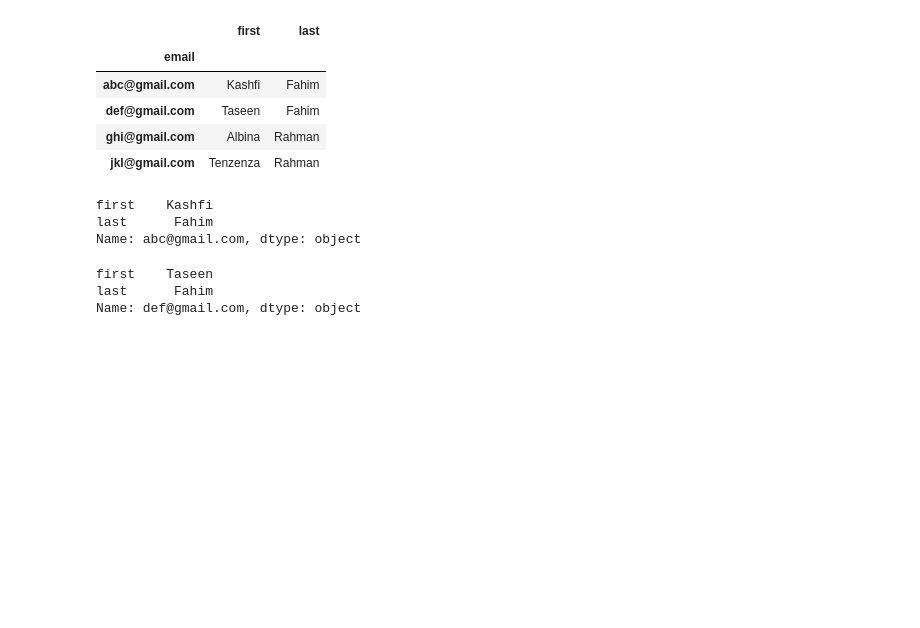
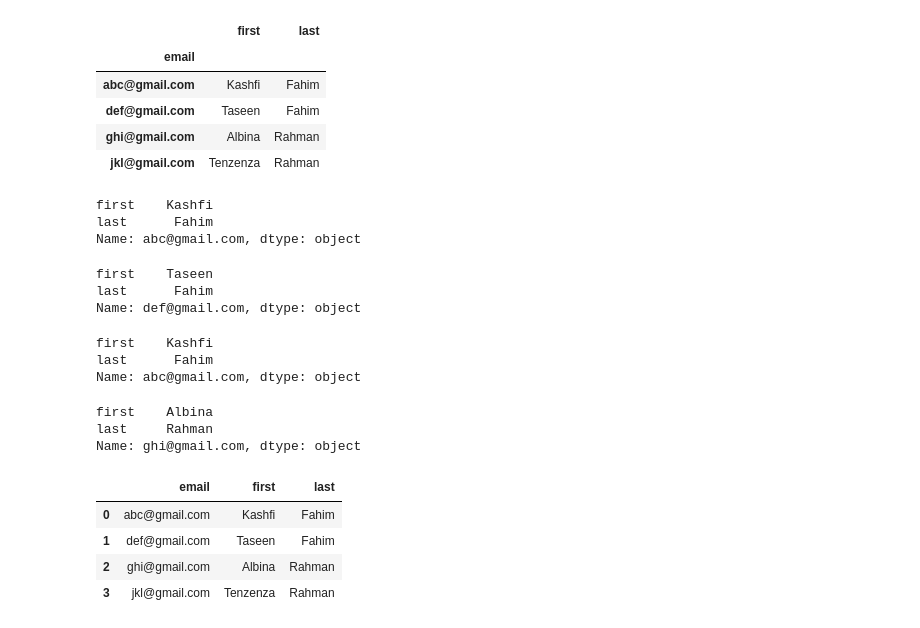
Before and after one commit to kashfifahim/PandasDemo, a Jupyter notebook: Snippets.ipynb, the cells around one changed output. Saved outputs shown, nothing was run; the diff lists cells and outputs as text; code cells hidden in the pictures; blank space fills up the shorter version.

```diff
--- a/Snippets.ipynb
+++ b/Snippets.ipynb
@@ -217,3 +217,25 @@ df.loc['def@gmail.com']
 first    Taseen
 last      Fahim
 Name: def@gmail.com, dtype: object
+# %%
+df.iloc[0]
+# %% [output]
+first    Kashfi
+last      Fahim
+Name: abc@gmail.com, dtype: object
+# %%
+df.iloc[2]
+# %% [output]
+first    Albina
+last     Rahman
+Name: ghi@gmail.com, dtype: object
+# %%
+df.reset_index(inplace=True)
+# %%
+df
+# %% [output]
+|  | email | first | last |
+| 0 | abc@gmail.com | Kashfi | Fahim |
+| 1 | def@gmail.com | Taseen | Fahim |
+| 2 | ghi@gmail.com | Albina | Rahman |
+| 3 | jkl@gmail.com | Tenzenza | Rahman |
```
Also changed, not shown: 1 other file.
